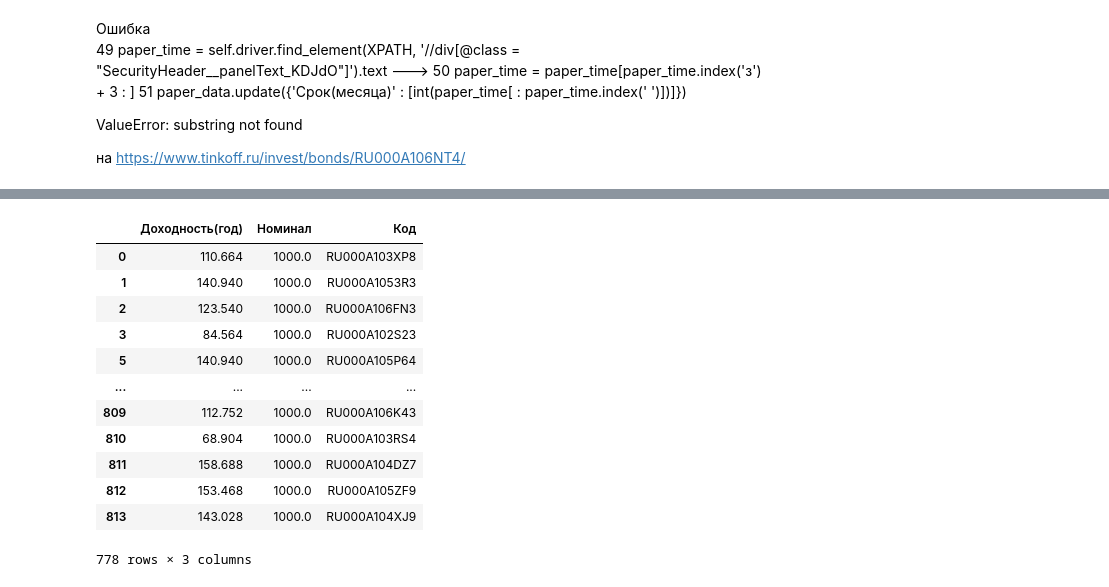
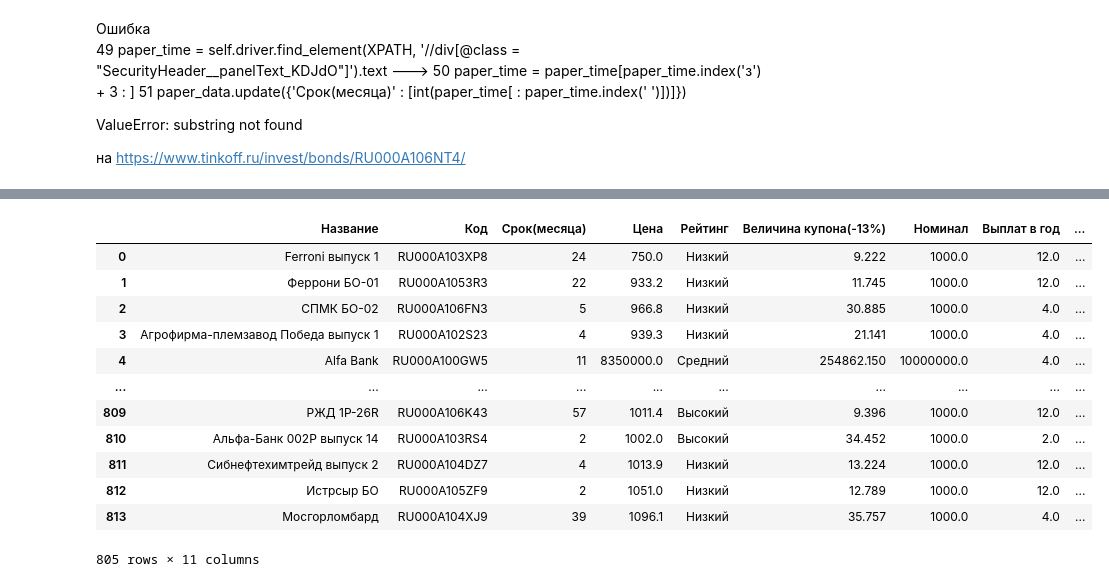
Before and after one commit to Meksis/Personal_projects, a Jupyter notebook: Obligations parser/parsers-tests.ipynb, the cells around one changed output, grey strips where cells are left out. Saved outputs shown, nothing was run; the diff lists cells and outputs as text; code cells hidden in the pictures.

```diff
--- a/Obligations parser/parsers-tests.ipynb
+++ b/Obligations parser/parsers-tests.ipynb
@@ -235,17 +253,0 @@ df[df['Код'] == 'RU000A106WZ2']
-# %%
-df_sliced = df[['Доходность(год)', 'Номинал', 'Код']][df['Номинал'] <= 15000]
-df_sliced
-# %% [output]
-|  | Доходность(год) | Номинал | Код |
-| 0 | 110.664 | 1000.0 | RU000A103XP8 |
-| 1 | 140.940 | 1000.0 | RU000A1053R3 |
-| 2 | 123.540 | 1000.0 | RU000A106FN3 |
-| 3 | 84.564 | 1000.0 | RU000A102S23 |
-| 5 | 140.940 | 1000.0 | RU000A105P64 |
-| ... | ... | ... | ... |
-| 809 | 112.752 | 1000.0 | RU000A106K43 |
-| 810 | 68.904 | 1000.0 | RU000A103RS4 |
-| 811 | 158.688 | 1000.0 | RU000A104DZ7 |
-| 812 | 153.468 | 1000.0 | RU000A105ZF9 |
-| 813 | 143.028 | 1000.0 | RU000A104XJ9 |
-778 rows × 3 columns
@@ -308,0 +254,19 @@ plot_papers(df_sliced[df_sliced['Номинал'] >= 1000])
+# %%
+df = pd.read_csv('Obligations_data_parsed.csv').drop('Unnamed: 0', axis = 1).fillna(0)
+df = df[df['Доходность(все время)'] > 0]
+# %%
+df
+# %% [output]
+|  | Название | Код | Срок(месяца) | Цена | Рейтинг | Величина купона(-13%) | Номинал | Выплат в год | ... |
+| 0 | Ferroni выпуск 1 | RU000A103XP8 | 24 | 750.0 | Низкий | 9.222 | 1000.0 | 12.0 | ... |
+| 1 | Феррони БО-01 | RU000A1053R3 | 22 | 933.2 | Низкий | 11.745 | 1000.0 | 12.0 | ... |
+| 2 | СПМК БО-02 | RU000A106FN3 | 5 | 966.8 | Низкий | 30.885 | 1000.0 | 4.0 | ... |
+| 3 | Агрофирма-племзавод Победа выпуск 1 | RU000A102S23 | 4 | 939.3 | Низкий | 21.141 | 1000.0 | 4.0 | ... |
+| 4 | Alfa Bank | RU000A100GW5 | 11 | 8350000.0 | Средний | 254862.150 | 10000000.0 | 4.0 | ... |
+| ... | ... | ... | ... | ... | ... | ... | ... | ... | ... |
+| 809 | РЖД 1Р-26R | RU000A106K43 | 57 | 1011.4 | Высокий | 9.396 | 1000.0 | 12.0 | ... |
+| 810 | Альфа-Банк 002Р выпуск 14 | RU000A103RS4 | 2 | 1002.0 | Высокий | 34.452 | 1000.0 | 2.0 | ... |
+| 811 | Сибнефтехимтрейд выпуск 2 | RU000A104DZ7 | 4 | 1013.9 | Низкий | 13.224 | 1000.0 | 12.0 | ... |
+| 812 | Истрсыр БО | RU000A105ZF9 | 2 | 1051.0 | Низкий | 12.789 | 1000.0 | 12.0 | ... |
+| 813 | Мосгорломбард | RU000A104XJ9 | 39 | 1096.1 | Низкий | 35.757 | 1000.0 | 4.0 | ... |
+805 rows × 11 columns
```
Also changed, not shown: parts of 17 cells of this notebook.
